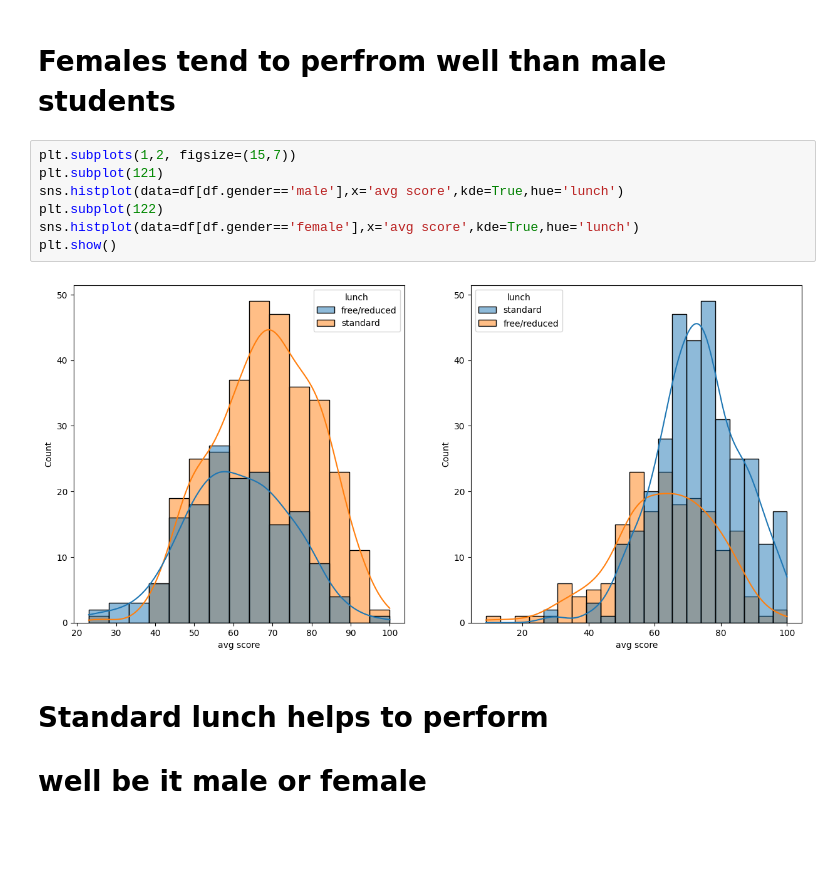
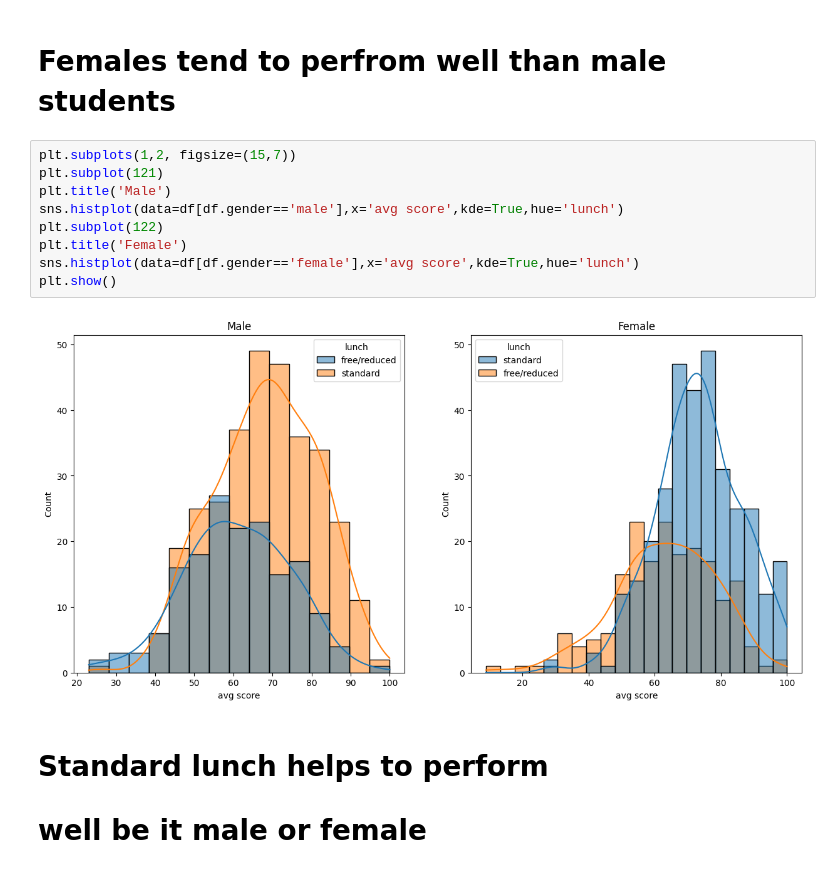
Before and after one commit to DeepakBlesson/MLpro, a Jupyter notebook: src/notebook/data/EDAStudPerform.ipynb, the cells around one changed output. Saved outputs shown, nothing was run; the diff lists cells and outputs as text; blank space fills up the shorter version.

```diff
--- a/src/notebook/data/EDAStudPerform.ipynb
+++ b/src/notebook/data/EDAStudPerform.ipynb
@@ -192,12 +193,14 @@ plt.show()
 # %%
 plt.subplots(1,2, figsize=(15,7))
 plt.subplot(121)
+plt.title('Male')
 sns.histplot(data=df[df.gender=='male'],x='avg score',kde=True,hue='lunch')
 plt.subplot(122)
+plt.title('Female')
 sns.histplot(data=df[df.gender=='female'],x='avg score',kde=True,hue='lunch')
 plt.show()
 # %% [output]
-[figure, old version]
+[figure, new version]
 # %% [markdown]
 # Standard lunch helps to perform
 # well be it male or female
```
Also changed, not shown: parts of 5 cells of this notebook.
